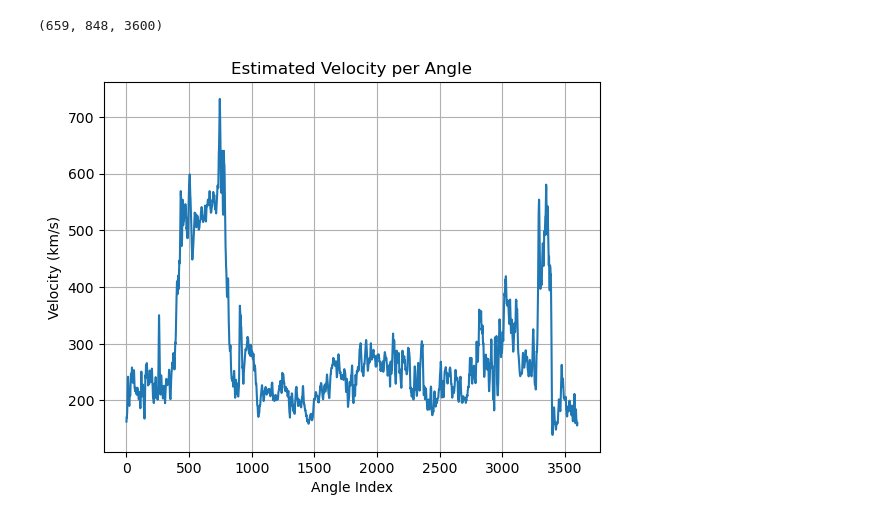
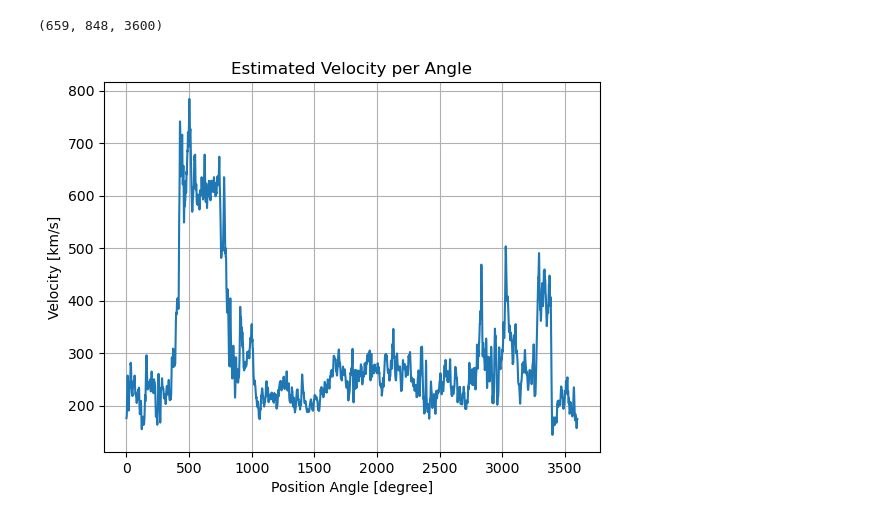
Before and after one commit to valmirmoraes/SynCOM-python, a Jupyter notebook: TDC_method.ipynb, the cells around one changed output. Cells and saved outputs as stored; diff of their text form; code cells hidden in the pictures.

```diff
--- a/TDC_method.ipynb
+++ b/TDC_method.ipynb
@@ -88,15 +88,15 @@ data.shape
 (659, 848, 3600)
 # %%
 # Run cross-correlation based velocity measurement
-velocities = correlation_velocity(data, r1=2, r2=3, L=50, interpolated=True, detrend=True)
+velocities = correlation_velocity(data, r1=3, r2=4, L=100, interpolated=True, detrend=True)
 
 
 # Plot result
 plt.plot(velocities)
 plt.title('Estimated Velocity per Angle')
-plt.xlabel('Angle Index')
-plt.ylabel('Velocity (km/s)')
+plt.xlabel('Position Angle [degree]')
+plt.ylabel('Velocity [km/s]')
 plt.grid(True)
 plt.show()
 # %% [output]
-[figure, old version]
+[figure, new version]
```
